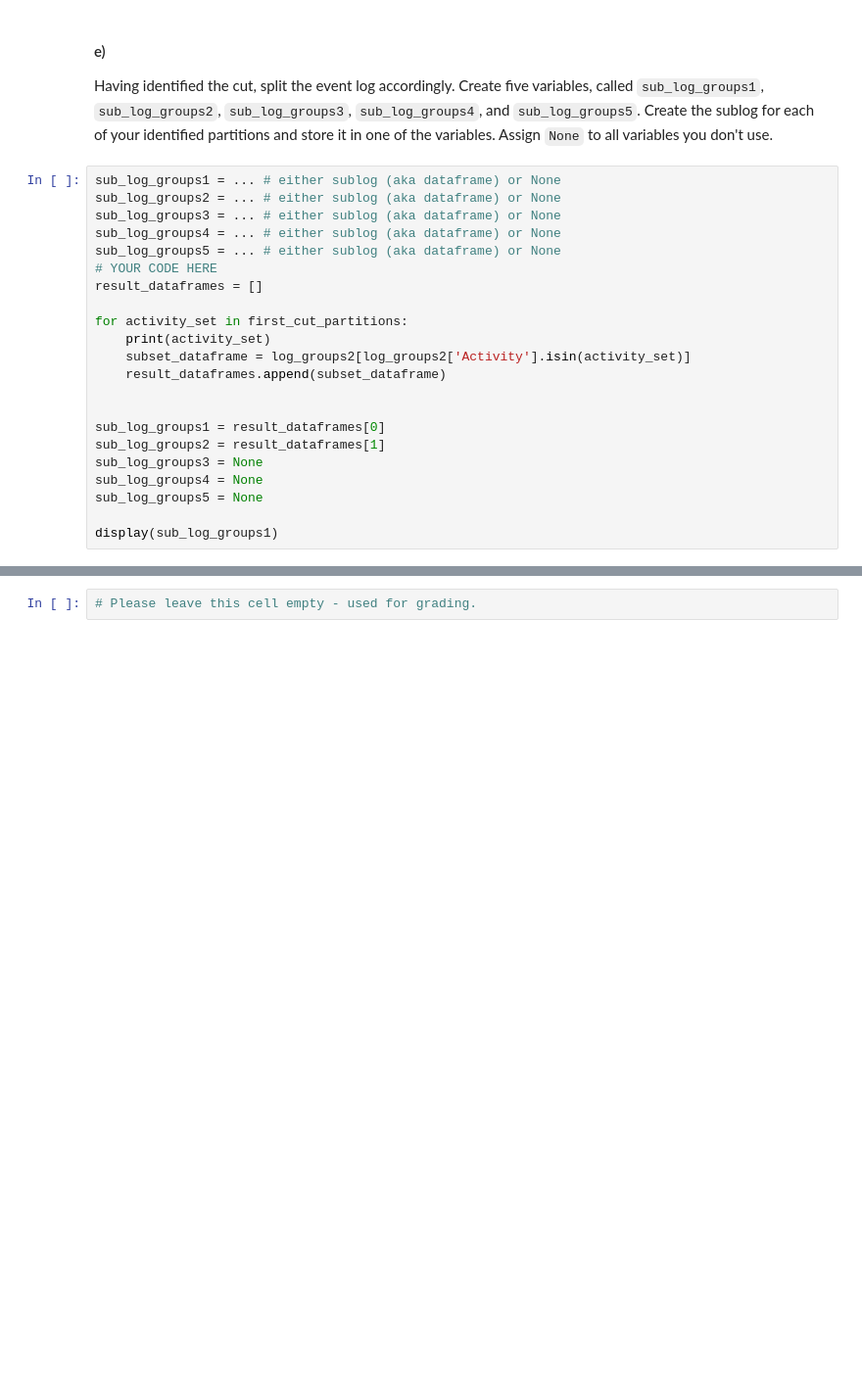
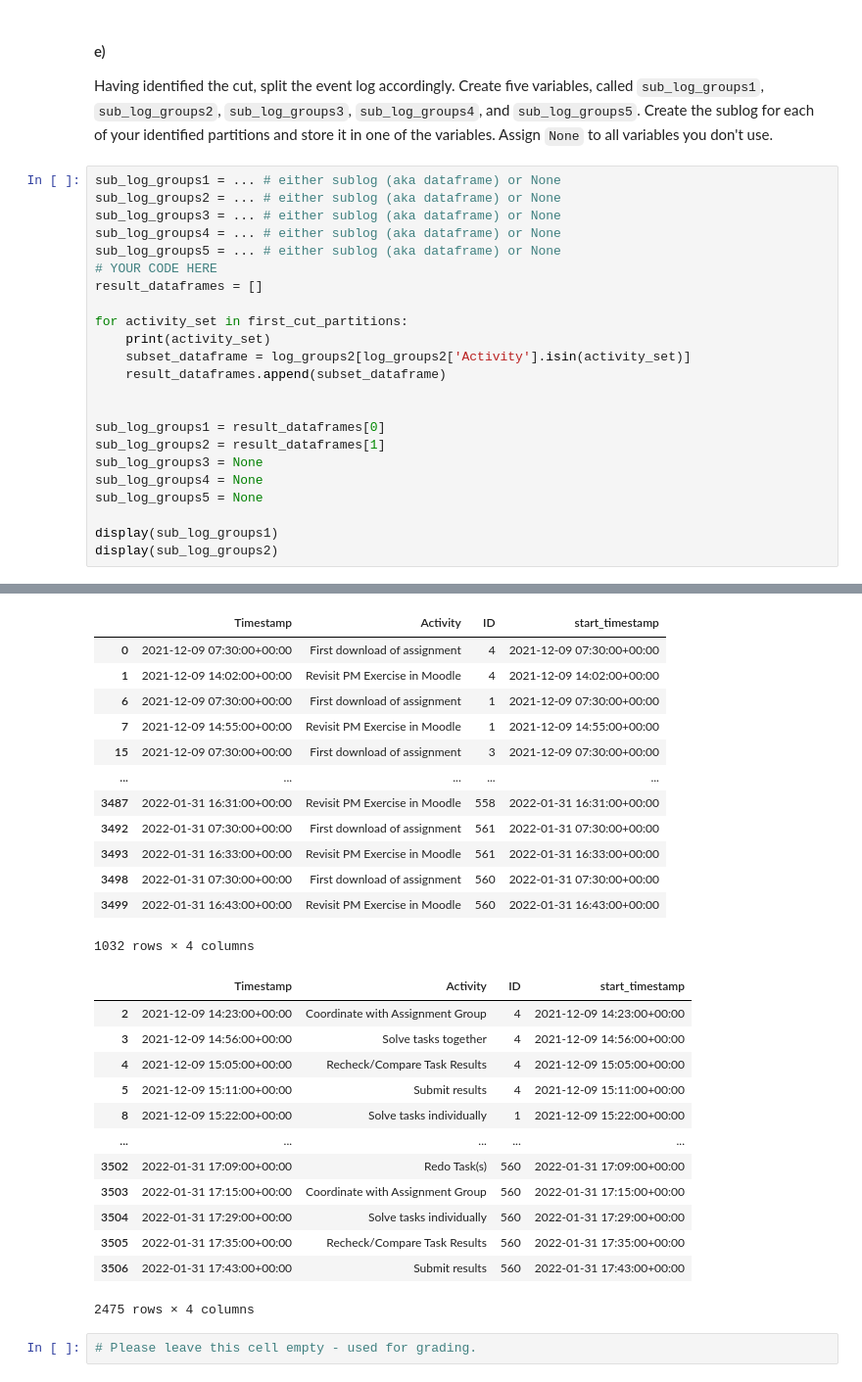
Before and after one commit to sillyduckyluck/IDS_part_2, a Jupyter notebook: Part_2/Q3_Process_Mining.ipynb, the cells around one changed output, grey strips where cells are left out. Shown at 98% size. Cells and saved outputs as stored; diff of their text form; blank space fills up the shorter version.

```diff
--- a/Part_2/Q3_Process_Mining.ipynb
+++ b/Part_2/Q3_Process_Mining.ipynb
@@ -184,6 +184,7 @@ sub_log_groups4 = None
 sub_log_groups5 = None
 
 display(sub_log_groups1)
+display(sub_log_groups2)
 # %% [output]
 {'Revisit PM Exercise in Moodle', 'First download of assignment'}
 {'Coordinate with Assignment Group', 'Recheck/Compare Task Results', 'Redo Task(s)', 'Solve tasks individually', 'Solve tasks together', 'Submit results'}
@@ -205,3 +191,29 @@ display(sub_log_groups1)
+|  | Timestamp | Activity | ID | start_timestamp |
+| 0 | 2021-12-09 07:30:00+00:00 | First download of assignment | 4 | 2021-12-09 07:30:00+00:00 |
+| 1 | 2021-12-09 14:02:00+00:00 | Revisit PM Exercise in Moodle | 4 | 2021-12-09 14:02:00+00:00 |
+| 6 | 2021-12-09 07:30:00+00:00 | First download of assignment | 1 | 2021-12-09 07:30:00+00:00 |
+| 7 | 2021-12-09 14:55:00+00:00 | Revisit PM Exercise in Moodle | 1 | 2021-12-09 14:55:00+00:00 |
+| 15 | 2021-12-09 07:30:00+00:00 | First download of assignment | 3 | 2021-12-09 07:30:00+00:00 |
+| ... | ... | ... | ... | ... |
+| 3487 | 2022-01-31 16:31:00+00:00 | Revisit PM Exercise in Moodle | 558 | 2022-01-31 16:31:00+00:00 |
+| 3492 | 2022-01-31 07:30:00+00:00 | First download of assignment | 561 | 2022-01-31 07:30:00+00:00 |
+| 3493 | 2022-01-31 16:33:00+00:00 | Revisit PM Exercise in Moodle | 561 | 2022-01-31 16:33:00+00:00 |
+| 3498 | 2022-01-31 07:30:00+00:00 | First download of assignment | 560 | 2022-01-31 07:30:00+00:00 |
+| 3499 | 2022-01-31 16:43:00+00:00 | Revisit PM Exercise in Moodle | 560 | 2022-01-31 16:43:00+00:00 |
+1032 rows × 4 columns
+|  | Timestamp | Activity | ID | start_timestamp |
+| 2 | 2021-12-09 14:23:00+00:00 | Coordinate with Assignment Group | 4 | 2021-12-09 14:23:00+00:00 |
+| 3 | 2021-12-09 14:56:00+00:00 | Solve tasks together | 4 | 2021-12-09 14:56:00+00:00 |
+| 4 | 2021-12-09 15:05:00+00:00 | Recheck/Compare Task Results | 4 | 2021-12-09 15:05:00+00:00 |
+| 5 | 2021-12-09 15:11:00+00:00 | Submit results | 4 | 2021-12-09 15:11:00+00:00 |
+| 8 | 2021-12-09 15:22:00+00:00 | Solve tasks individually | 1 | 2021-12-09 15:22:00+00:00 |
+| ... | ... | ... | ... | ... |
+| 3502 | 2022-01-31 17:09:00+00:00 | Redo Task(s) | 560 | 2022-01-31 17:09:00+00:00 |
+| 3503 | 2022-01-31 17:15:00+00:00 | Coordinate with Assignment Group | 560 | 2022-01-31 17:15:00+00:00 |
+| 3504 | 2022-01-31 17:29:00+00:00 | Solve tasks individually | 560 | 2022-01-31 17:29:00+00:00 |
+| 3505 | 2022-01-31 17:35:00+00:00 | Recheck/Compare Task Results | 560 | 2022-01-31 17:35:00+00:00 |
+| 3506 | 2022-01-31 17:43:00+00:00 | Submit results | 560 | 2022-01-31 17:43:00+00:00 |
+2475 rows × 4 columns
 # %%
 # Please leave this cell empty - used for grading.
 # %% [markdown]
```
Also changed, not shown: parts of 6 cells of this notebook.
